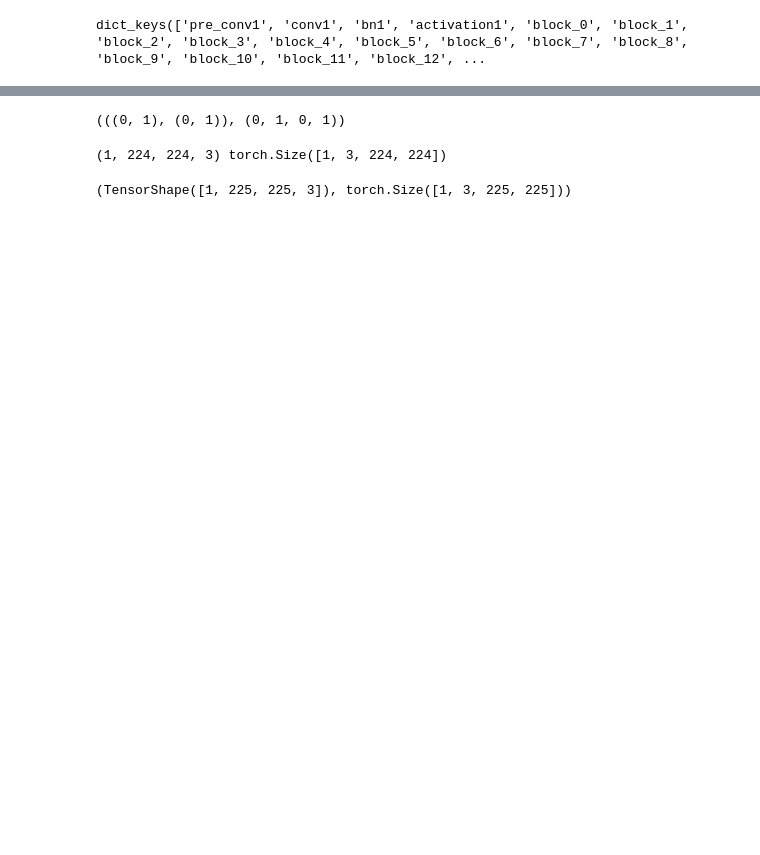
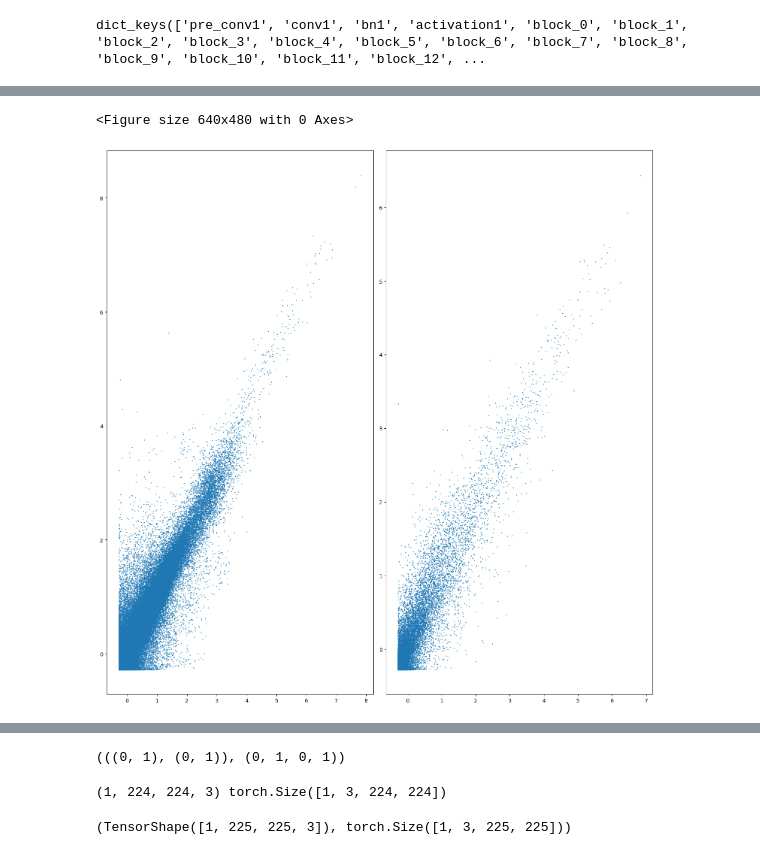
Before and after one commit to vinhle169/pytorch-efficientnet, a Jupyter notebook: analyze_models.ipynb, the cells around one changed output, grey strips where cells are left out. Cells and saved outputs as stored; diff of their text form; code cells hidden in the pictures; blank space fills up the shorter version.

```diff
--- a/analyze_models.ipynb
+++ b/analyze_models.ipynb
@@ -281,3 +411,20 @@ plt.hist(test_pyt.detach().numpy(), range=(0,0.004),bins=20)
+# %%
+plt.clf()
+fig,ax = plt.subplots(1,2)
+fig.set_figheight(15)
+fig.set_figwidth(15)
+axs[0].title.set_text('1024 x 1024');
+axs[1].title.set_text('224 x 224');
+ax[0].scatter(test_keras_f, test_pyt_f,s=.5)
+ax[0].autoscale()
+ax[1].scatter(test_keras_f224, test_pyt_f224,s=.5)
+ax[1].autoscale()
+
+plt.tight_layout()
+plt.show()
+# %% [output]
+<Figure size 640x480 with 0 Axes>
+[figure, added]
 # %%
 # final layer is a probability layer, size (1000,), so this is to look at the top probabilities
 top_15_keras = np.argsort(test_keras)[::-1][0:15]
```
Also changed, not shown: parts of 22 cells of this notebook.
